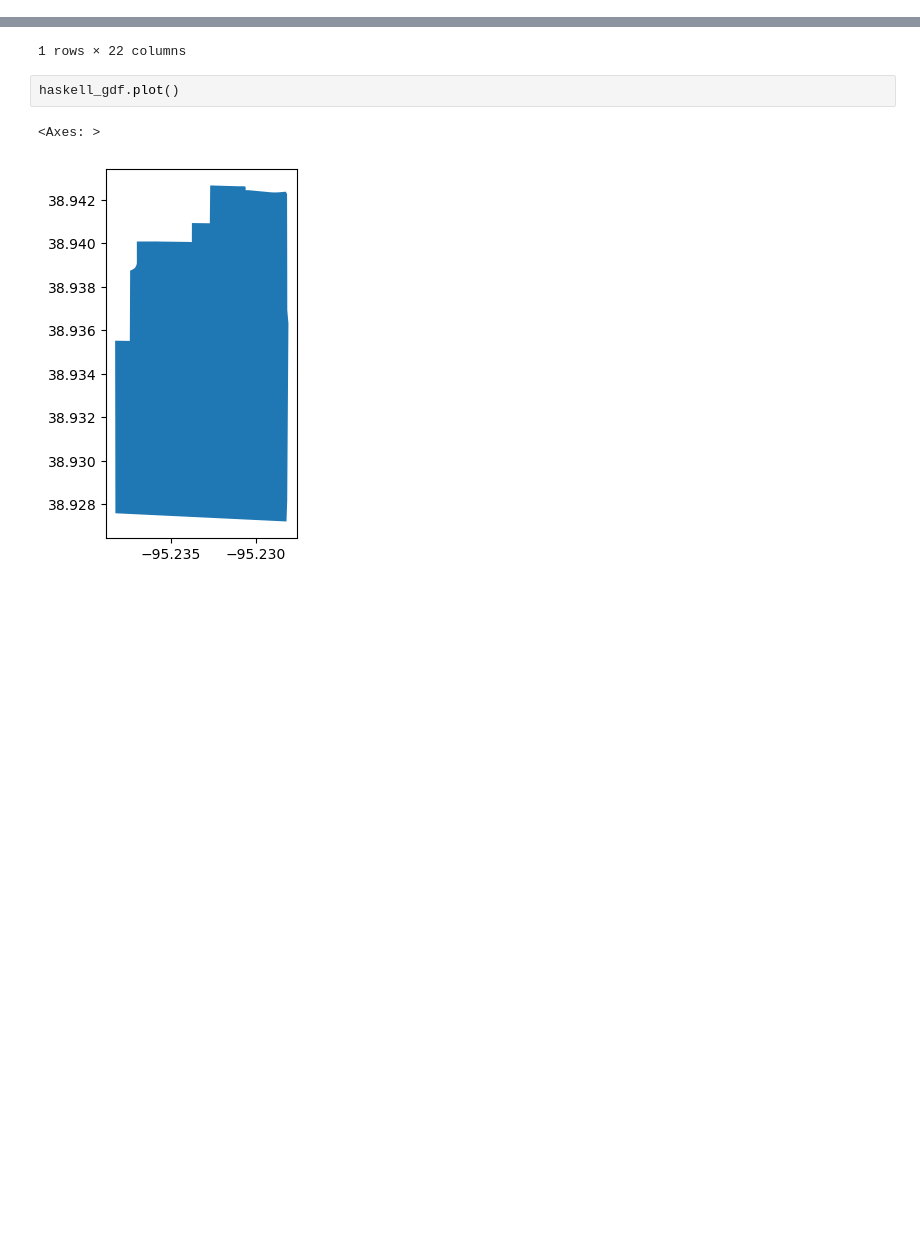
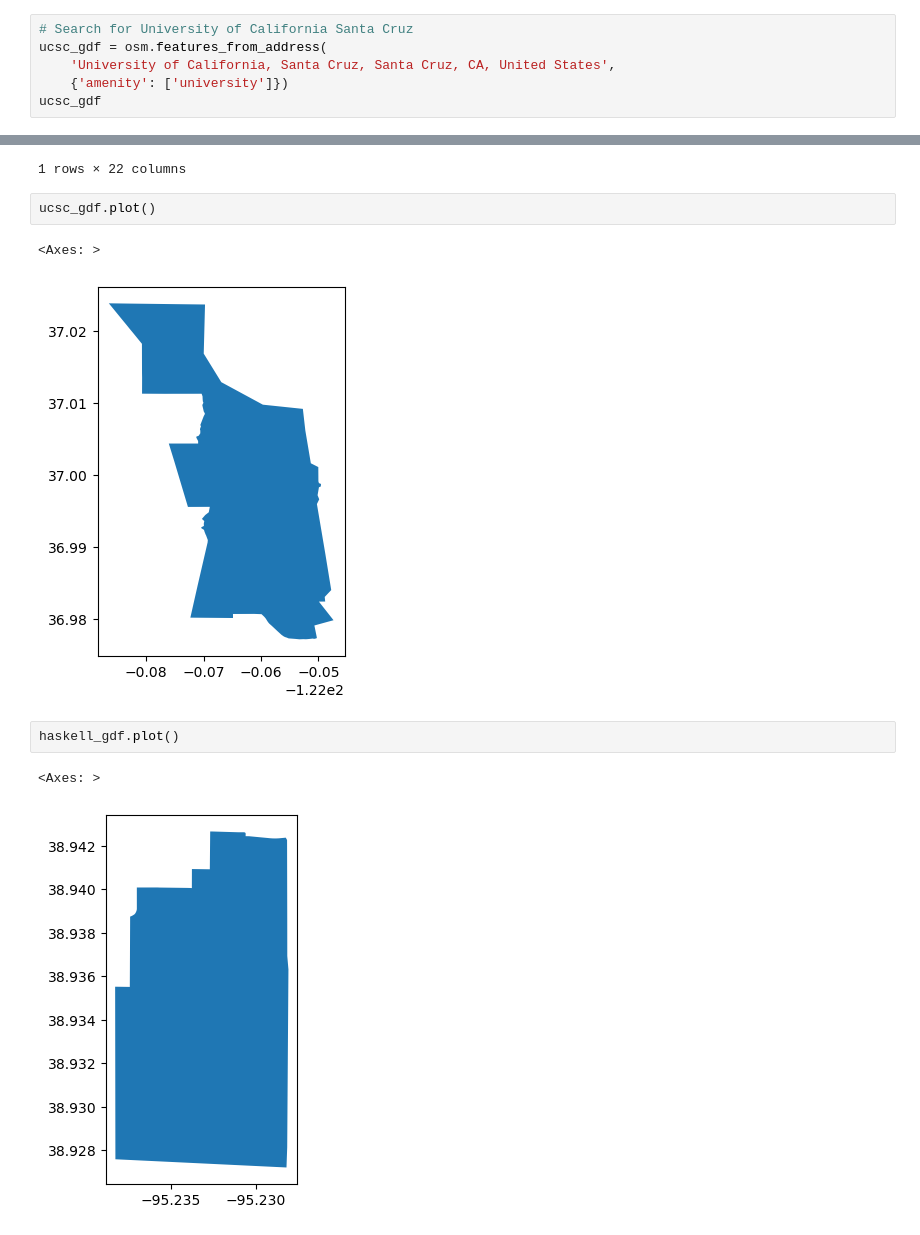
Before and after one commit to takers1124/ESIIL_OpenStreetMap, a Jupyter notebook: first-map.ipynb, the cells around one changed output, grey strips where cells are left out. Drawn from its saved outputs; the diff is of its cells as text; blank space fills up the shorter version.

Commit message:
added ucsc map

```diff
--- a/first-map.ipynb
+++ b/first-map.ipynb
@@ -49,0 +55,6 @@ the address you want, just like if you are using a map website or app.
+# %%
+# Search for University of California Santa Cruz
+ucsc_gdf = osm.features_from_address(
+    'University of California, Santa Cruz, Santa Cruz, CA, United States',
+    {'amenity': ['university']})
+ucsc_gdf
@@ -58,6 +73,11 @@ haskell_gdf
 | element_type | osmid |  |  |  |  |  |  |  | ... |
 | relation | 2330930 | [172603550, 174576051, 174576058,... | Lawrence | 2300 | 66046 | Barker Avenue | university | protected_area | ... |
 1 rows × 22 columns
+# %%
+ucsc_gdf.plot()
+# %% [output]
+<Axes: >
+[figure, added]
 # %%
 haskell_gdf.plot()
 # %% [output]
```
Also changed, not shown: parts of 4 cells of this notebook, 4 other files.
